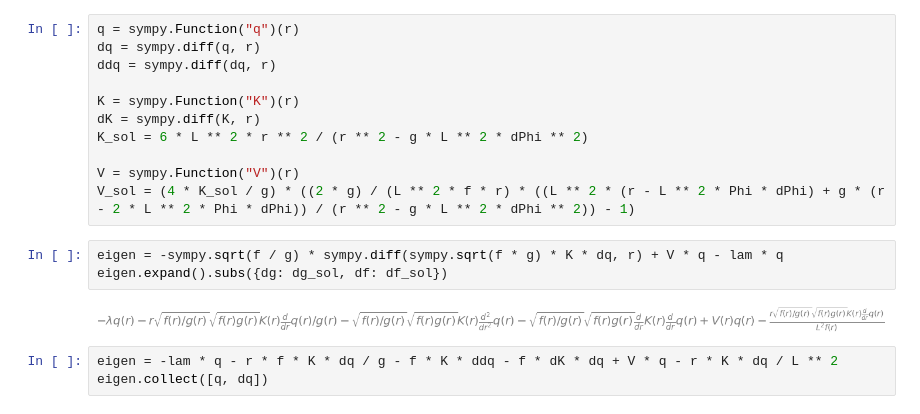
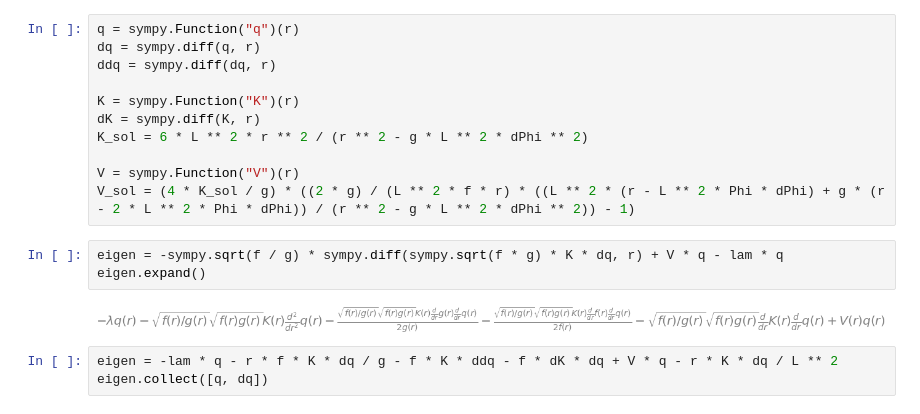
Before and after one commit to jchryssanthacopoulos/wormholes, a Jupyter notebook: negative_modes_analysis.ipynb, the cells around one changed output. Saved outputs shown, nothing was run; the diff lists cells and outputs as text.

```diff
--- a/negative_modes_analysis.ipynb
+++ b/negative_modes_analysis.ipynb
@@ -113,9 +102,9 @@ V = sympy.Function("V")(r)
 V_sol = (4 * K_sol / g) * ((2 * g) / (L ** 2 * f * r) * ((L ** 2 * (r - L ** 2 * Phi * dPhi) + g * (r - 2 * L ** 2 * Phi * dPhi)) / (r ** 2 - g * L ** 2 * dPhi ** 2)) - 1)
 # %%
 eigen = -sympy.sqrt(f / g) * sympy.diff(sympy.sqrt(f * g) * K * dq, r) + V * q - lam * q
-eigen.expand().subs({dg: dg_sol, df: df_sol})
+eigen.expand()
 # %% [output]
-[figure, old version]
+[figure, new version]
 # %%
 eigen = -lam * q - r * f * K * dq / g - f * K * ddq - f * dK * dq + V * q - r * K * dq / L ** 2
 eigen.collect([q, dq])
```
Also changed, not shown: parts of 57 cells of this notebook.
